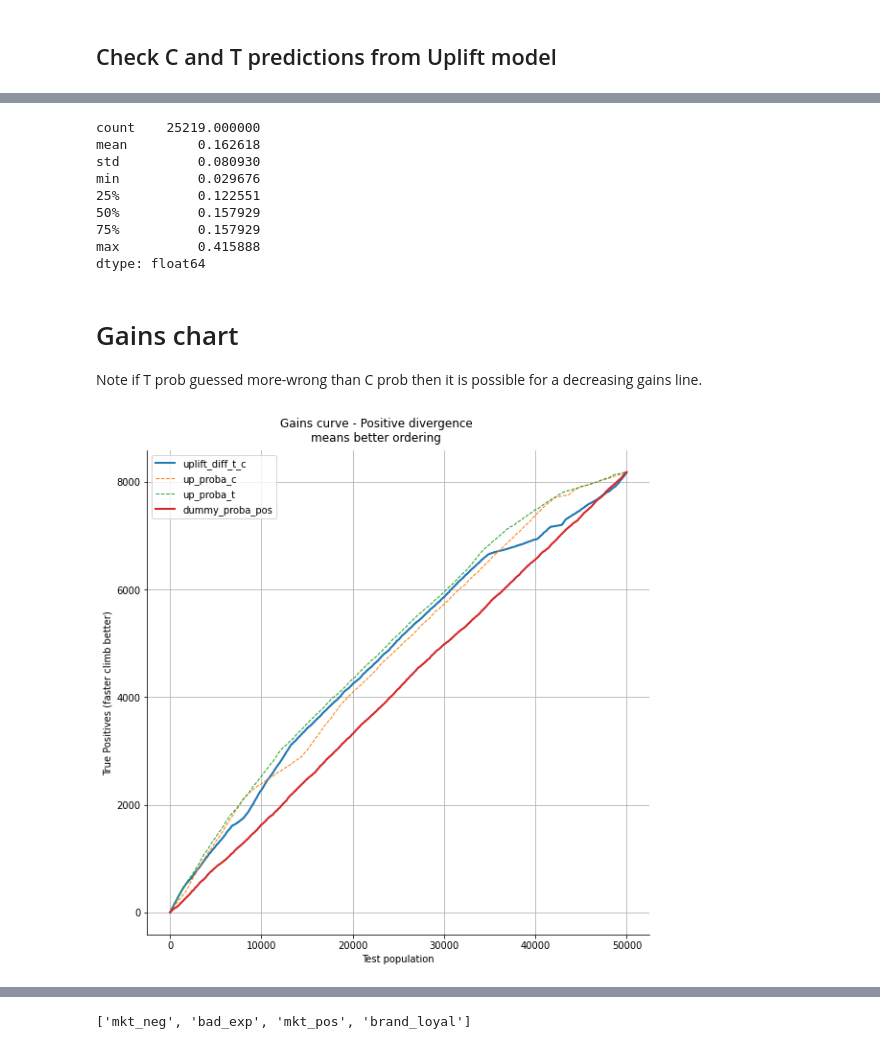
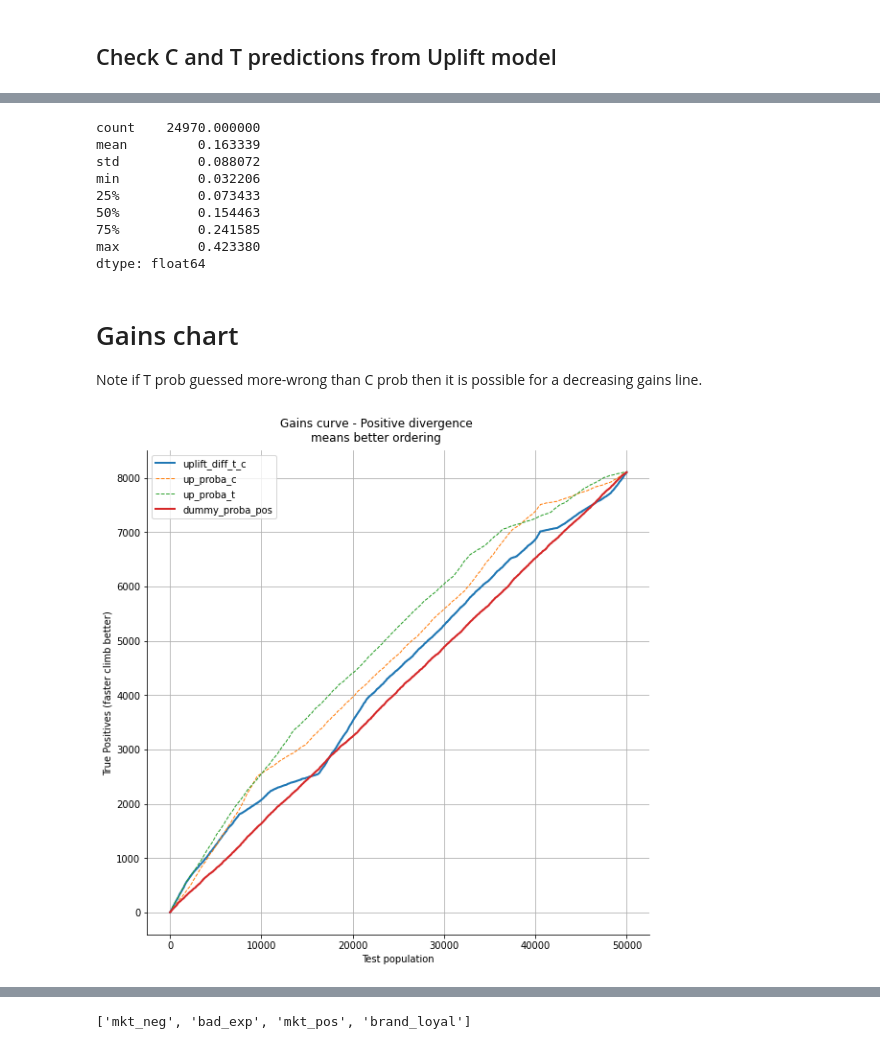
Before and after one commit to ianozsvald/uplift_experiment, a Jupyter notebook: uplift1_variant_mkt_pos.ipynb, the cells around one changed output, grey strips where cells are left out. Drawn from its saved outputs; the diff is of its cells as text; code cells hidden in the pictures.

```diff
--- a/uplift1_variant_mkt_pos.ipynb
+++ b/uplift1_variant_mkt_pos.ipynb
@@ -33,20 +35,22 @@ TEST_SIZE = 50_000 # 0.3 # 0.3 means 30% test set size
 
 ppl = pd.DataFrame(
     {
-        "brand_loyal": rng.binomial(1, 0.2, SIZE), # True if they just love to renew
+        "brand_loyal": rng.binomial(1, 0.25, SIZE),  # True if they just love to renew
         "bad_exp": rng.binomial(
-           1, 0.2, SIZE
+            1, 0.25, SIZE
         ),  # True if they had a bad experience with company
         "mkt_neg": rng.binomial(
-            1, 0.2, SIZE
+            1, 0.25, SIZE
         ),  # True if receiving marketing will increase churn probability for them
-        "mkt_pos": rng.binomial(1, 0.2, SIZE) # True if marketing helps retain this customer
+        "mkt_pos": rng.binomial(
+            1, 0.25, SIZE
+        ),  # True if marketing helps retain this customer
     }
 )
 ppl["gets_mkting"] = rng.binomial(1, 0.5, SIZE)
 
-ppl["prob_churn"] = BASE_CHURN # # a reasonably standard churn rate
-ppl["prob_churn"] = rng.uniform(BASE_CHURN-0.05, BASE_CHURN+0.05, SIZE)
+#ppl["prob_churn"] = BASE_CHURN  # # a reasonably standard churn rate
+ppl["prob_churn"] = rng.uniform(BASE_CHURN - 0.02, BASE_CHURN + 0.02, SIZE)
 ppl.sample(5)
 # %% [output]
 |  | brand_loyal | bad_exp | mkt_neg | mkt_pos | gets_mkting | prob_churn |
@@ -340,14 +364,14 @@ dtype: float64
 # %%
 pd.Series(up_t_pred_proba_pos).describe()
 # %% [output]
-count    25219.000000
-mean         0.162618
-std          0.080930
-min          0.029676
-25%          0.122551
-50%          0.157929
-75%          0.157929
-max          0.415888
+count    24970.000000
+mean         0.163339
+std          0.088072
+min          0.032206
+25%          0.073433
+50%          0.154463
+75%          0.241585
+max          0.423380
 dtype: float64
 # %% [markdown]
 # Gains chart
@@ -381,43 +405,54 @@ if False:
 # %%
 # incorrect for uplift!
 result = pd.DataFrame({"y_true": y_test})
 
 result["churn_proba_pos"] = est_churn.predict_proba(X_test)[:, 1]
 result["dummy_proba_pos"] = est_dummy.predict_proba(X_test)[:, 1]
 
 
-result['up_proba_c'] = est_up_c.predict_proba(X_test)[:, 1]
-result['up_proba_t'] = est_up_t.predict_proba(X_test)[:, 1]
+result["up_proba_c"] = est_up_c.predict_proba(X_test)[:, 1]
+result["up_proba_t"] = est_up_t.predict_proba(X_test)[:, 1]
 # if T says 90% prob churn conditional mkting, C says 10% prob churn then +80%
 # if T says 10% prob churn conditional mkting, C says 90% prob churn then -80%
-result['uplift_diff_t_c'] = result['up_proba_t'] - result['up_proba_c']
-#result['uplift_diff_t_c'] = result['up_proba_c'] - result['up_proba_t']
+result["uplift_diff_t_c"] = result["up_proba_t"] - result["up_proba_c"]
 
 fig, ax = plt.subplots(figsize=(8, 8), constrained_layout=True)
 fig.suptitle("Gains curve - Positive divergence\nmeans better ordering")
-#key = 'uplift_diff_t_c'
-#keys = ['uplift_diff_t_c', 'churn_proba_pos', 'dummy_proba_pos']
-keys = ['uplift_diff_t_c', 'up_proba_c', 'up_proba_t', 'dummy_proba_pos']#, 'churn_proba_pos']
+# key = 'uplift_diff_t_c'
+# keys = ['uplift_diff_t_c', 'churn_proba_pos', 'dummy_proba_pos']
+keys = [#"churn_proba_pos",
+    "uplift_diff_t_c",
+    "up_proba_c",
+    "up_proba_t",
+    "dummy_proba_pos",
+]  # , 'churn_proba_pos']
 for key in keys:
-    linestyle='-'
-    linewidth=2
-    if key in {'up_proba_c', 'up_proba_t'}:
-        linestyle='--'
-        linewidth=1
+    linestyle = "-"
+    linewidth = 2
+    if key in {"up_proba_c", "up_proba_t"}:
+        linestyle = "--"
+        linewidth = 1
     result_sorted = result.sort_values(key, ascending=False).reset_index()
     result_sorted["y_true_cum"] = result_sorted["y_true"].cumsum()
-    result_sorted.plot(kind="line", y="y_true_cum", ax=ax, label=key, linestyle=linestyle, linewidth=linewidth)
+    result_sorted.plot(
+        kind="line",
+        y="y_true_cum",
+        ax=ax,
+        label=key,
+        linestyle=linestyle,
+        linewidth=linewidth,
+    )
 ax.set_ylabel("True Positives (faster climb better)")
-ax.set_xlabel("Test population");
+ax.set_xlabel("Test population")
 
 set_common_mpl_styles(ax, grid_axis="both")
-#set_commas(ax, True, True)
+# set_commas(ax, True, True)
 
 # # zoom on x axis
-#ax.set_xlim((45_000, result.shape[0]-1));
-#ax.set_ylim(ymin=6000);
+# ax.set_xlim((45_000, result.shape[0]-1));
+# ax.set_ylim(ymin=6000);
 # %% [output]
-[figure, old version]
+[figure, new version]
 # %%
 # sort by predicted uplift, the earliest values have lowest chance of churn if marketed at or are sure things,
 # the last values have highest chance of churn if marketed at (sleeping dogs) or are lost causes
```
Also changed, not shown: parts of 35 cells of this notebook, 1 other file.
